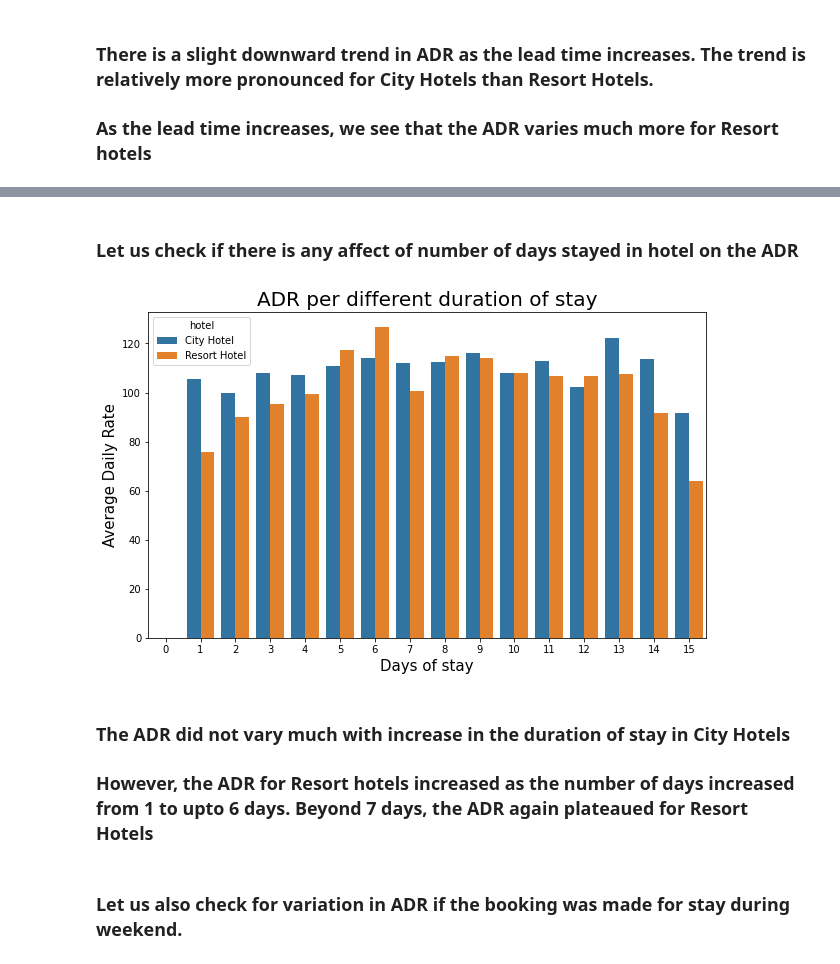
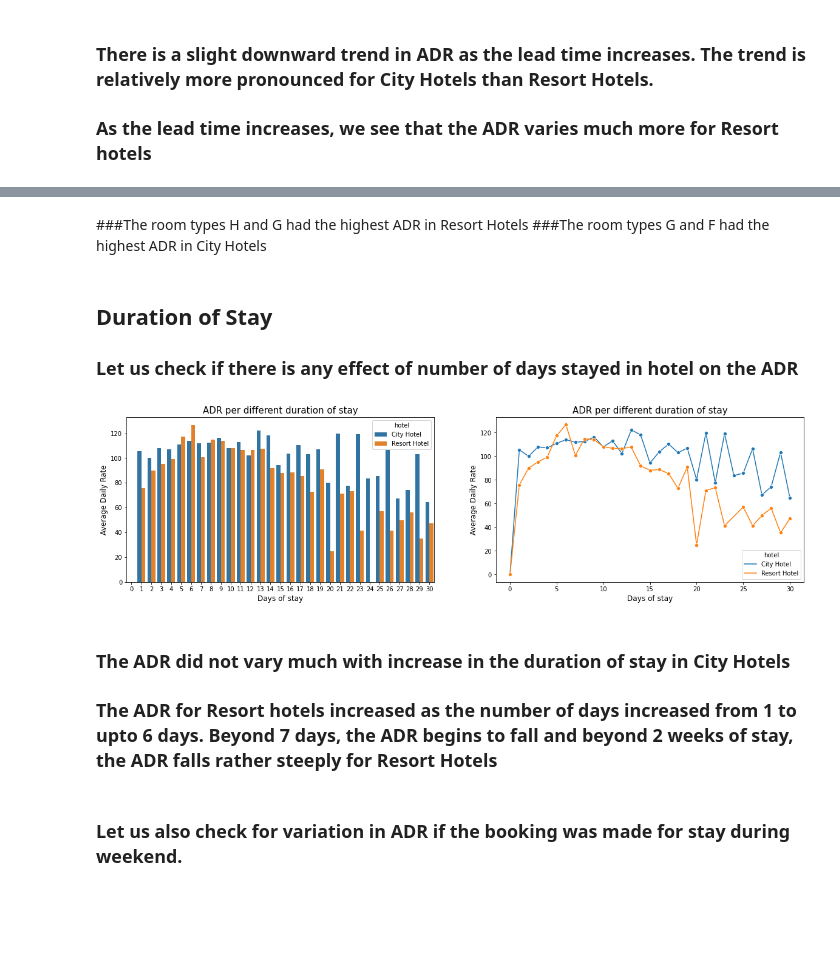
Before and after one commit to priyaregit/EDA_Hotel-Booking, a Jupyter notebook: Hotel_Booking_Analysis_EDA_Capstone_Project.ipynb, the cells around one changed output, grey strips where cells are left out. Cells and saved outputs as stored; diff of their text form; code cells hidden in the pictures; blank space fills up the shorter version.

```diff
--- a/Hotel_Booking_Analysis_EDA_Capstone_Project.ipynb
+++ b/Hotel_Booking_Analysis_EDA_Capstone_Project.ipynb
@@ -1203,0 +1503,20 @@ plt.rcParams['figure.figsize'] = (10, 6)
+# %%
+# Performing groupby operation on 'hotel', 'market_segment' and mean of 'adr'
+adr_by_market_segment = hotel_booking.groupby(['hotel', 'market_segment'])['adr'].mean().reset_index()
+
+# Setting axes to the subplots
+fig, (ax1,ax2) = plt.subplots(nrows = 1, ncols = 2, figsize = (20,5))
+
+# Creating a box plot and a bar plot to visualize the mean ADR according to market segment and hotel type
+sns.barplot(x ='market_segment', y ='adr', hue ='hotel', data = adr_by_market_segment, ax = ax1)
+sns.boxplot(x ='market_segment', y ='adr', hue ='hotel', data = hotel_booking, ax=ax2)
+
+# Giving title and labels to the plots
+ax1.set_title('ADR by Market Segment', fontsize = 15)
+ax1.set_ylabel('Average Daily Rate', fontsize = 12)
+ax1.set_xlabel('Market Segment', fontsize = 12)
+ax2.set_title('ADR by Market Segment', fontsize = 15)
+ax2.set_ylabel('Average Daily Rate', fontsize = 12)
+ax2.set_xlabel('Market Segment', fontsize = 12)
+
+plt.rcParams.update()
@@ -1204,2 +1575,7 @@ plt.rcParams['figure.figsize'] = (10, 6)
+# %% [markdown]
+###The room types H and G had the highest ADR in Resort Hotels
+###The room types G and F had the highest ADR in City Hotels
 # %% [markdown]
-### Let us check if there is any affect of number of days stayed in hotel on the ADR
+## <b> Duration of Stay
+
+### Let us check if there is any effect of number of days stayed in hotel on the ADR
@@ -1214,20 +1582,31 @@ adr_total_stay = hotel_booking.groupby(['hotel','total_stay'])['adr'].mean().res
 # %%
-# Creating a simple bar plot to visualize the change in ADR according to number of days of hotel stay and hotel type
-sns.barplot(x ='total_stay', y ='adr', hue ='hotel', data = adr_total_stay)
+# Performing groupby operation on 'hotel', 'total_stay' and mean of 'adr
+adr_total_stay = hotel_booking.groupby(['hotel','total_stay'])['adr'].mean().reset_index()
+
+fig, (ax1,ax2) = plt.subplots(nrows = 1, ncols = 2, figsize = (20,5))
+
+# Creating a bar and a line plot to visualize the variation in ADR according to number of days of hotel stay and hotel type
+sns.barplot(x ='total_stay', y ='adr', hue ='hotel', data = adr_total_stay, ax = ax1)
+sns.lineplot(x ='total_stay', y ='adr', hue ='hotel', marker = 'o', data = adr_total_stay, ax =ax2)
 
 # Giving title and labels to the plot
-plt.title('ADR per different duration of stay', fontsize = 20)
-plt.ylabel('Average Daily Rate', fontsize = 15)
-plt.xlabel('Days of stay', fontsize = 15)
+ax1.set_title('ADR per different duration of stay', fontsize = 15)
+ax1.set_ylabel('Average Daily Rate', fontsize = 12)
+ax1.set_xlabel('Days of stay', fontsize = 12)
+ax2.set_title('ADR per different duration of stay', fontsize = 15)
+ax2.set_ylabel('Average Daily Rate', fontsize = 12)
+ax2.set_xlabel('Days of stay', fontsize = 12)
 
 # Setting the display figure size using rcParams method
-plt.rcParams['figure.figsize'] = (10, 6)
+#plt.rcParams['figure.figsize'] = (10, 6)
+
+plt.rcParams.update()
 # %% [output]
-[figure, old version]
+[figure, new version]
 # %% [markdown]
 ### The ADR did not vary much with increase in the duration of stay in City Hotels
 
-### However, the ADR for Resort hotels increased as the number of days increased from 1 to upto 6 days. Beyond 7 days, the ADR again plateaued for Resort Hotels
+### The ADR for Resort hotels increased as the number of days increased from 1 to upto 6 days. Beyond 7 days, the ADR begins to fall and beyond 2 weeks of stay, the ADR falls rather steeply for Resort Hotels
 # %% [markdown]
 ### Let us also check for variation in ADR if the booking was made for stay during weekend.
 # %%
```
Also changed, not shown: parts of 204 cells of this notebook.
